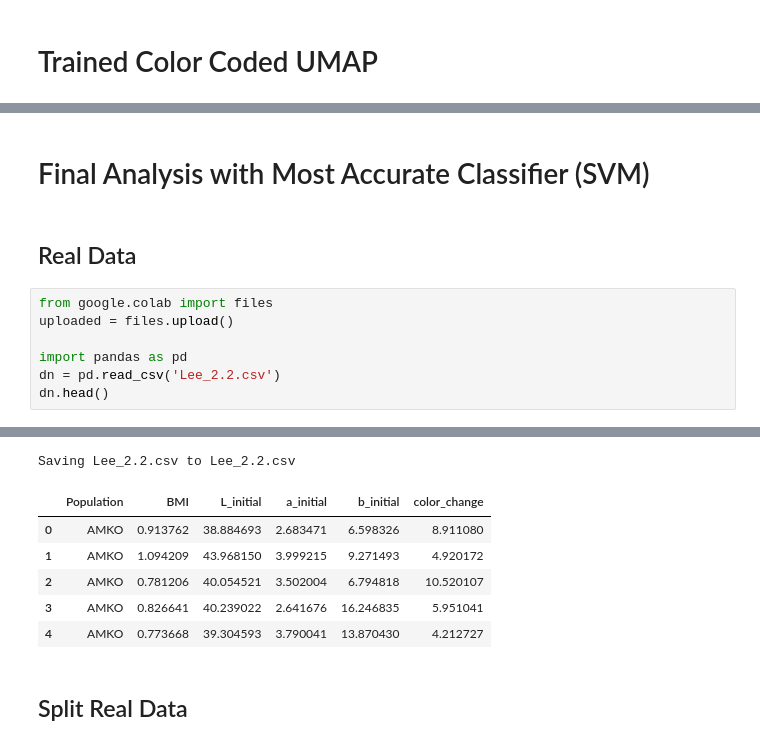
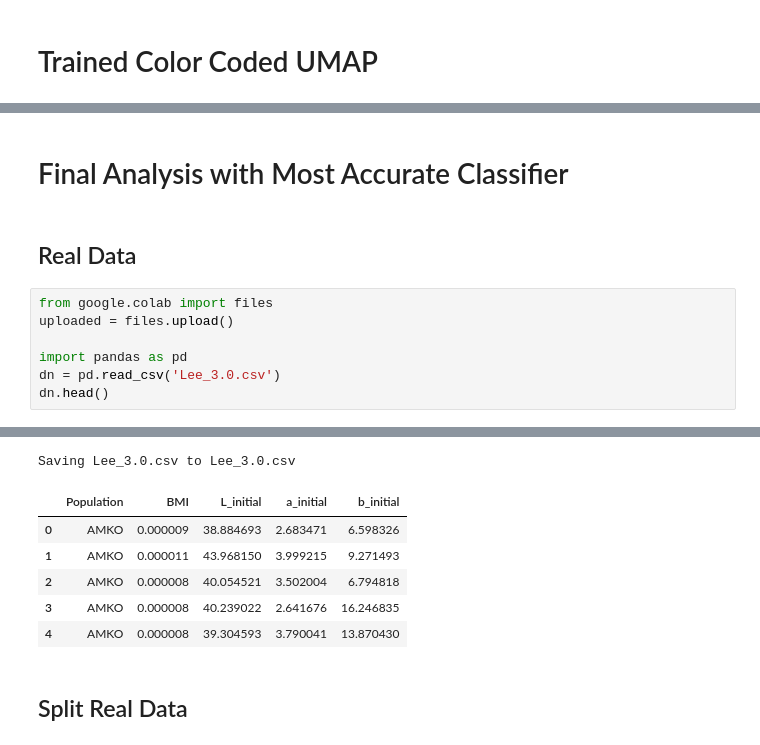
Before and after one commit to amar9929-3/Bioinformatics_Project, a Jupyter notebook: Notebooks/ML_Lee_Finished.ipynb, the cells around one changed output, grey strips where cells are left out. Cells and saved outputs as stored; diff of their text form.

```diff
--- a/Notebooks/ML_Lee_Finished.ipynb
+++ b/Notebooks/ML_Lee_Finished.ipynb
@@ -323,23 +323,23 @@ plt.show()
 # %% [markdown]
-# Final Analysis with Most Accurate Classifier (SVM)
+# Final Analysis with Most Accurate Classifier
 # %% [markdown]
 ## Real Data
 # %%
 from google.colab import files
 uploaded = files.upload()
 
 import pandas as pd
-dn = pd.read_csv('Lee_2.2.csv')
+dn = pd.read_csv('Lee_3.0.csv')
 dn.head()
 # %% [output]
 [interactive output not drawn]
-Saving Lee_2.2.csv to Lee_2.2.csv
+Saving Lee_3.0.csv to Lee_3.0.csv
-|  | Population | BMI | L_initial | a_initial | b_initial | color_change |
-| 0 | AMKO | 0.913762 | 38.884693 | 2.683471 | 6.598326 | 8.911080 |
-| 1 | AMKO | 1.094209 | 43.968150 | 3.999215 | 9.271493 | 4.920172 |
-| 2 | AMKO | 0.781206 | 40.054521 | 3.502004 | 6.794818 | 10.520107 |
-| 3 | AMKO | 0.826641 | 40.239022 | 2.641676 | 16.246835 | 5.951041 |
-| 4 | AMKO | 0.773668 | 39.304593 | 3.790041 | 13.870430 | 4.212727 |
+|  | Population | BMI | L_initial | a_initial | b_initial |
+| 0 | AMKO | 0.000009 | 38.884693 | 2.683471 | 6.598326 |
+| 1 | AMKO | 0.000011 | 43.968150 | 3.999215 | 9.271493 |
+| 2 | AMKO | 0.000008 | 40.054521 | 3.502004 | 6.794818 |
+| 3 | AMKO | 0.000008 | 40.239022 | 2.641676 | 16.246835 |
+| 4 | AMKO | 0.000008 | 39.304593 | 3.790041 | 13.870430 |
 # %% [markdown]
 ## Split Real Data
 # %%
```
Also changed, not shown: parts of 11 cells of this notebook.
